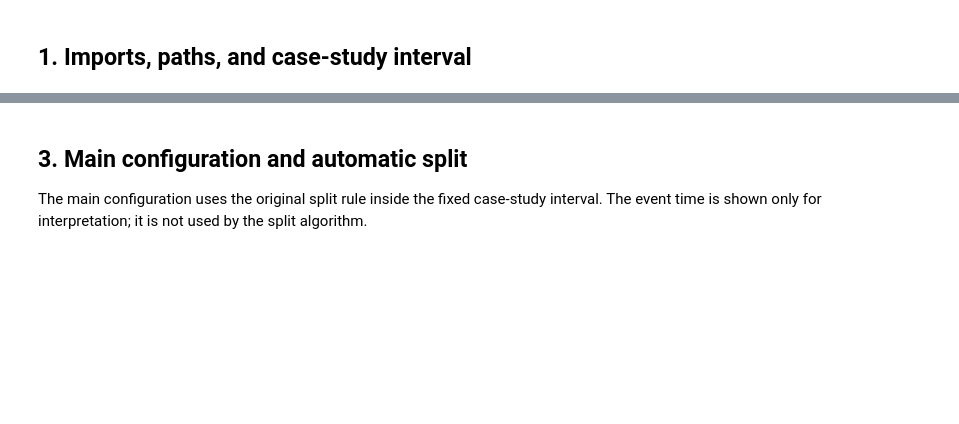
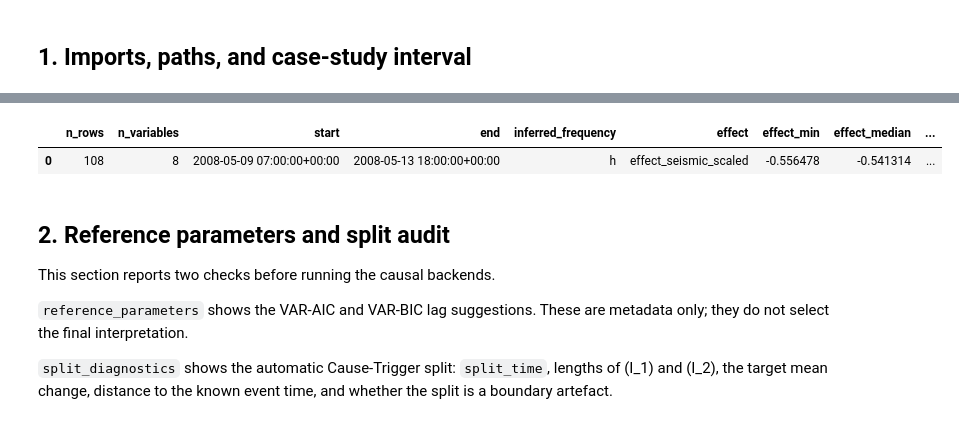
Before and after one commit to alectois/Distinguishing-Causes-and-Triggers-in-Volcanic-and-Seismic-Processes, a Jupyter notebook: notebooks/etna_cause_trigger.ipynb, the cells around one changed output, grey strips where cells are left out. Drawn from its saved outputs; the diff is of its cells as text; code cells hidden in the pictures; blank space fills up the shorter version.

```diff
--- a/notebooks/etna_cause_trigger.ipynb
+++ b/notebooks/etna_cause_trigger.ipynb
@@ -9,7 +9,16 @@ The full dataset is used only as the constructed data product; the algorithm is
 # %%
 from pathlib import Path
 import sys
+import warnings
 import pandas as pd
+
+warnings.filterwarnings("ignore", message="No frequency information was provided")
+warnings.filterwarnings("ignore", message="A date index has been provided")
+warnings.filterwarnings("ignore", message="invalid value encountered")
+warnings.filterwarnings("ignore", message="An input array is constant")
+
+pd.set_option("display.max_colwidth", 140)
+pd.set_option("display.max_columns", 40)
 
 NOTEBOOK_DIR = Path.cwd()
 PROJECT_ROOT = NOTEBOOK_DIR.parent
@@ -20,7 +29,24 @@ for path in [SRC_DIR, NOTEBOOK_DIR]:
     if str(path) not in sys.path:
         sys.path.append(str(path))
 
-from cause_trigger_etna import *
+from cause_trigger_etna import (
+    COMPACT_RUN_SPECS,
+    EFFECT,
+    EtnaWorkflowConfig,
+    case_study_interval,
+    compact_comparison,
+    compact_diagnostics,
+    compact_grid_errors,
+    compact_grid_outputs,
+    expand_pair_outputs,
+    load_model_frame,
+    model_overview,
+    plot_effect_with_split,
+    reference_parameter_table,
+    run_suite,
+    run_sensitivity_grid,
+    split_diagnostics,
+)
 
 ETNA_PATH = DATA_DIR / "etna_final.csv"
 EVENT_TIME = pd.Timestamp("2008-05-12 06:28:00", tz="UTC")
@@ -77,5 +53,28 @@ selected_distribution = aic_row["selected_distribution"]
-# %% [markdown]
-## 3. Main configuration and automatic split
-
-The main configuration uses the original split rule inside the fixed case-study interval. The event time is shown only for interpretation; it is not used by the split algorithm.
+# %%
+CASE_PRE_DAYS = 3
+CASE_POST_HOURS = 36
+MIN_I1_LENGTH = 48
+MIN_I2_LENGTH = 30
+MAX_LAGS = 12
+
+X_full = load_model_frame(ETNA_PATH)
+X = case_study_interval(
+    X_full,
+    EVENT_TIME,
+    pre_days=CASE_PRE_DAYS,
+    post_hours=CASE_POST_HOURS,
+)
+
+display(pd.DataFrame([model_overview(X, EFFECT)]))
+# %% [output]
+|  | n_rows | n_variables | start | end | inferred_frequency | effect | effect_min | effect_median | ... |
+| 0 | 108 | 8 | 2008-05-09 07:00:00+00:00 | 2008-05-13 18:00:00+00:00 | h | effect_seismic_scaled | -0.556478 | -0.541314 | ... |
+# %% [markdown]
+## 2. Reference parameters and split audit
+
+This section reports two checks before running the causal backends.
+
+`reference_parameters` shows the VAR-AIC and VAR-BIC lag suggestions. These are metadata only; they do not select the final interpretation.
+
+`split_diagnostics` shows the automatic Cause-Trigger split: `split_time`, lengths of \(I_1\) and \(I_2\), the target mean change, distance to the known event time, and whether the split is a boundary artefact.
 # %%
```
Also changed, not shown: parts of 17 cells of this notebook, 3 other files.
